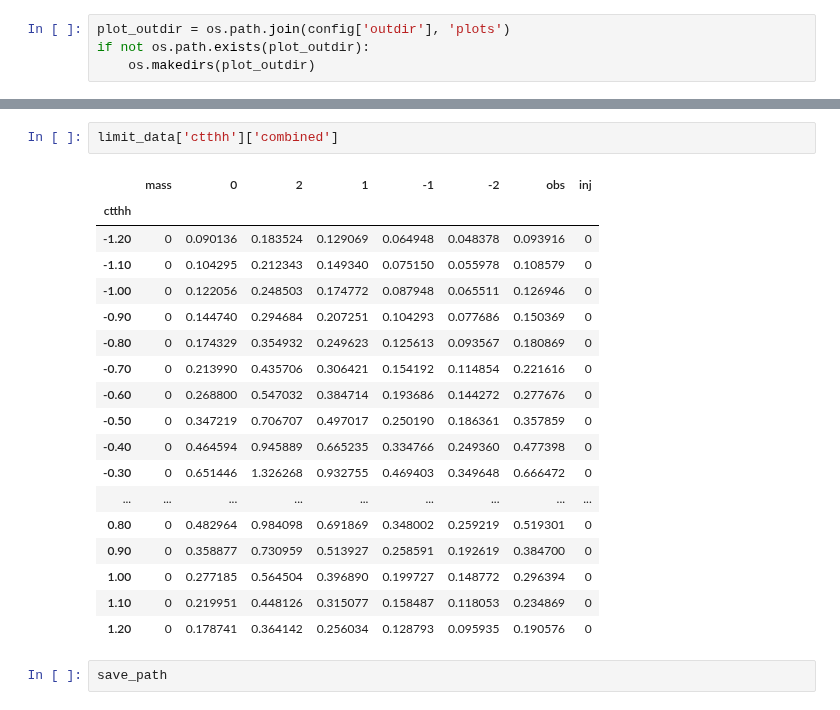
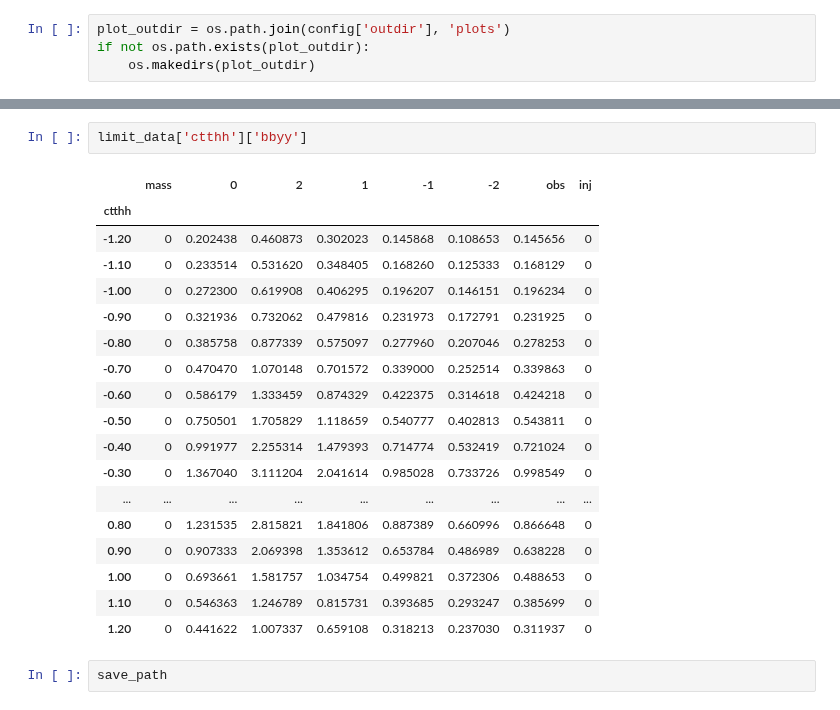
Before and after one commit to dyl64/hh_combination_fw, a Jupyter notebook: tutorials/HEFT_combination/T02-HEFT_cgghh_ctthh_scan.ipynb, the cells around one changed output, grey strips where cells are left out. Drawn from its saved outputs; the diff is of its cells as text.

```diff
--- a/tutorials/HEFT_combination/T02-HEFT_cgghh_ctthh_scan.ipynb
+++ b/tutorials/HEFT_combination/T02-HEFT_cgghh_ctthh_scan.ipynb
@@ -265,24 +266,24 @@ for parameter in limit_data:
 # %%
-limit_data['ctthh']['combined']
+limit_data['ctthh']['bbyy']
 # %% [output]
 |  | mass | 0 | 2 | 1 | -1 | -2 | obs | inj |
 | ctthh |  |  |  |  |  |  |  |  |
-| -1.20 | 0 | 0.090136 | 0.183524 | 0.129069 | 0.064948 | 0.048378 | 0.093916 | 0 |
-| -1.10 | 0 | 0.104295 | 0.212343 | 0.149340 | 0.075150 | 0.055978 | 0.108579 | 0 |
-| -1.00 | 0 | 0.122056 | 0.248503 | 0.174772 | 0.087948 | 0.065511 | 0.126946 | 0 |
-| -0.90 | 0 | 0.144740 | 0.294684 | 0.207251 | 0.104293 | 0.077686 | 0.150369 | 0 |
-| -0.80 | 0 | 0.174329 | 0.354932 | 0.249623 | 0.125613 | 0.093567 | 0.180869 | 0 |
-| -0.70 | 0 | 0.213990 | 0.435706 | 0.306421 | 0.154192 | 0.114854 | 0.221616 | 0 |
-| -0.60 | 0 | 0.268800 | 0.547032 | 0.384714 | 0.193686 | 0.144272 | 0.277676 | 0 |
-| -0.50 | 0 | 0.347219 | 0.706707 | 0.497017 | 0.250190 | 0.186361 | 0.357859 | 0 |
-| -0.40 | 0 | 0.464594 | 0.945889 | 0.665235 | 0.334766 | 0.249360 | 0.477398 | 0 |
-| -0.30 | 0 | 0.651446 | 1.326268 | 0.932755 | 0.469403 | 0.349648 | 0.666472 | 0 |
+| -1.20 | 0 | 0.202438 | 0.460873 | 0.302023 | 0.145868 | 0.108653 | 0.145656 | 0 |
+| -1.10 | 0 | 0.233514 | 0.531620 | 0.348405 | 0.168260 | 0.125333 | 0.168129 | 0 |
+| -1.00 | 0 | 0.272300 | 0.619908 | 0.406295 | 0.196207 | 0.146151 | 0.196234 | 0 |
+| -0.90 | 0 | 0.321936 | 0.732062 | 0.479816 | 0.231973 | 0.172791 | 0.231925 | 0 |
+| -0.80 | 0 | 0.385758 | 0.877339 | 0.575097 | 0.277960 | 0.207046 | 0.278253 | 0 |
+| -0.70 | 0 | 0.470470 | 1.070148 | 0.701572 | 0.339000 | 0.252514 | 0.339863 | 0 |
+| -0.60 | 0 | 0.586179 | 1.333459 | 0.874329 | 0.422375 | 0.314618 | 0.424218 | 0 |
+| -0.50 | 0 | 0.750501 | 1.705829 | 1.118659 | 0.540777 | 0.402813 | 0.543811 | 0 |
+| -0.40 | 0 | 0.991977 | 2.255314 | 1.479393 | 0.714774 | 0.532419 | 0.721024 | 0 |
+| -0.30 | 0 | 1.367040 | 3.111204 | 2.041614 | 0.985028 | 0.733726 | 0.998549 | 0 |
 | ... | ... | ... | ... | ... | ... | ... | ... | ... |
-| 0.80 | 0 | 0.482964 | 0.984098 | 0.691869 | 0.348002 | 0.259219 | 0.519301 | 0 |
-| 0.90 | 0 | 0.358877 | 0.730959 | 0.513927 | 0.258591 | 0.192619 | 0.384700 | 0 |
-| 1.00 | 0 | 0.277185 | 0.564504 | 0.396890 | 0.199727 | 0.148772 | 0.296394 | 0 |
-| 1.10 | 0 | 0.219951 | 0.448126 | 0.315077 | 0.158487 | 0.118053 | 0.234869 | 0 |
-| 1.20 | 0 | 0.178741 | 0.364142 | 0.256034 | 0.128793 | 0.095935 | 0.190576 | 0 |
+| 0.80 | 0 | 1.231535 | 2.815821 | 1.841806 | 0.887389 | 0.660996 | 0.866648 | 0 |
+| 0.90 | 0 | 0.907333 | 2.069398 | 1.353612 | 0.653784 | 0.486989 | 0.638228 | 0 |
+| 1.00 | 0 | 0.693661 | 1.581757 | 1.034754 | 0.499821 | 0.372306 | 0.488653 | 0 |
+| 1.10 | 0 | 0.546363 | 1.246789 | 0.815731 | 0.393685 | 0.293247 | 0.385699 | 0 |
+| 1.20 | 0 | 0.441622 | 1.007337 | 0.659108 | 0.318213 | 0.237030 | 0.311937 | 0 |
 # %%
 save_path
 # %% [output]
```
Also changed, not shown: parts of 5 cells of this notebook, 2 other files.
